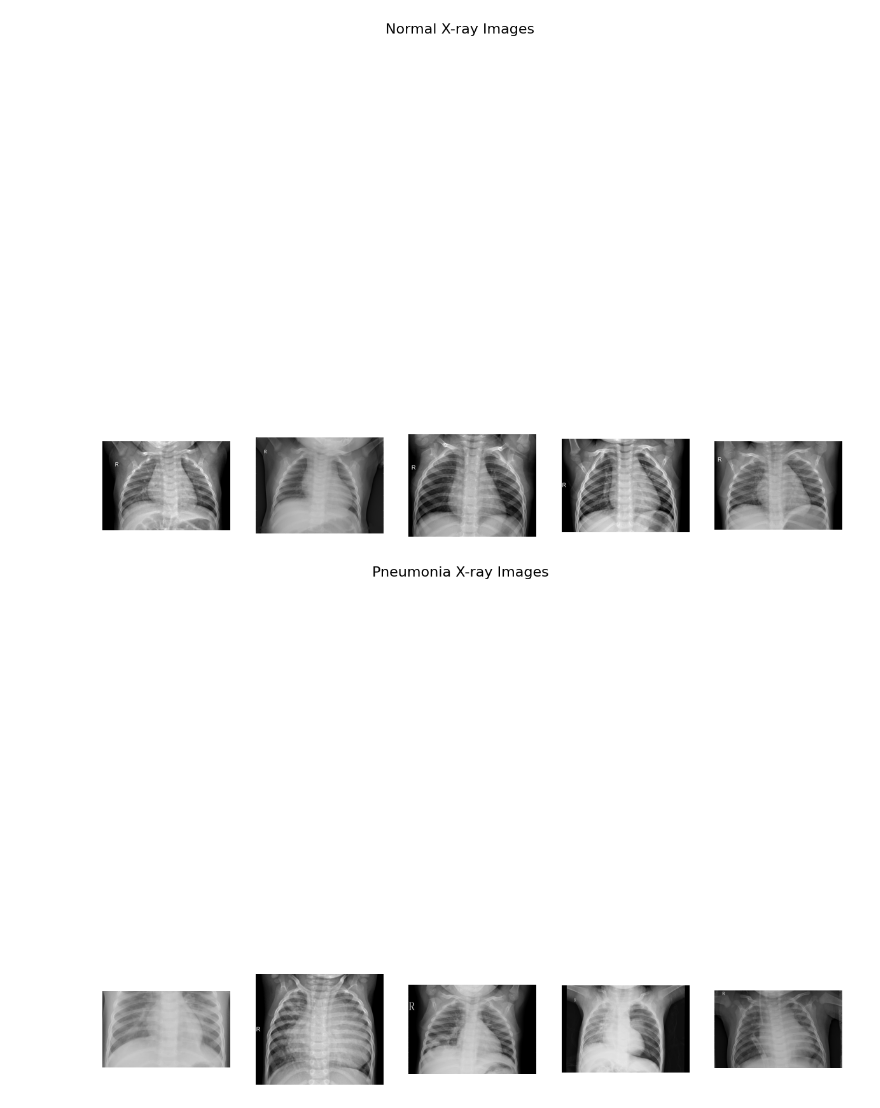
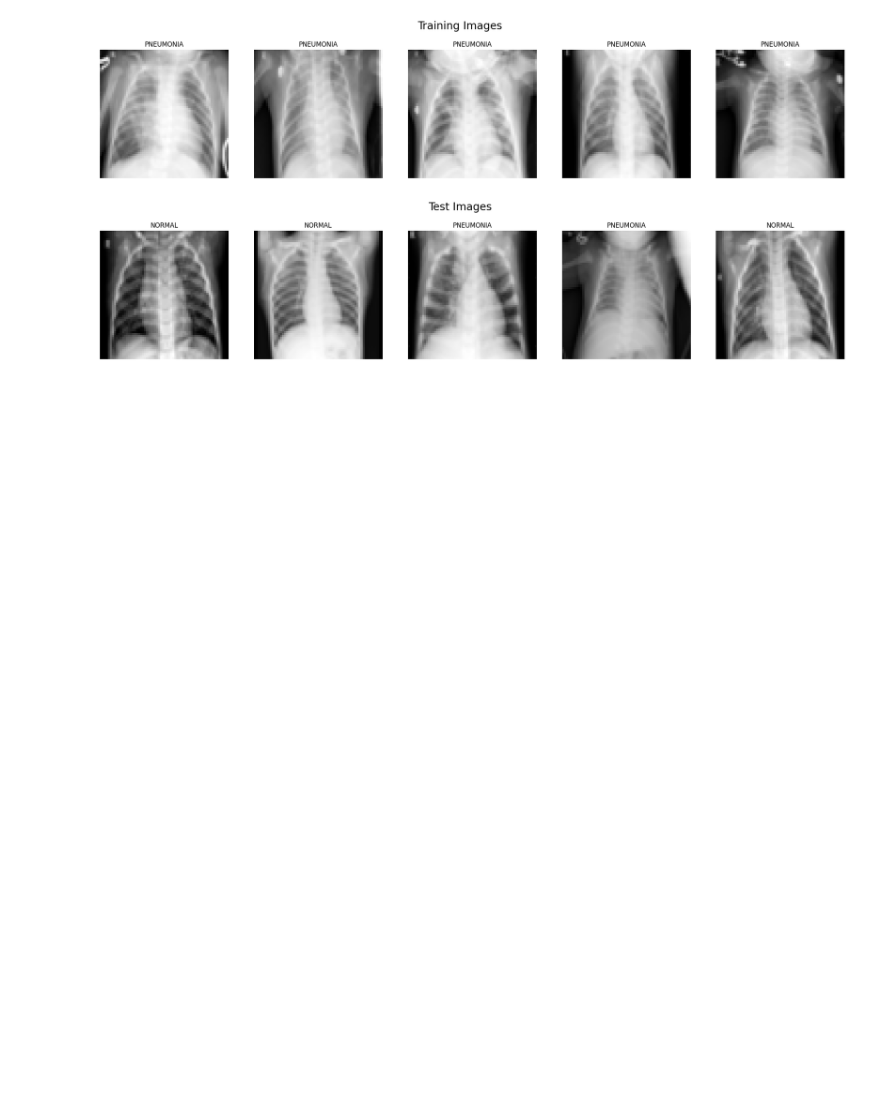
Before and after one commit to RafikMerzouk/pneumonia_detector, a Jupyter notebook: pneumonia_detection.ipynb, the cells around one changed output. Saved outputs shown, nothing was run; the diff lists cells and outputs as text; code cells hidden in the pictures; blank space fills up the shorter version.

```diff
--- a/pneumonia_detection.ipynb
+++ b/pneumonia_detection.ipynb
@@ -28,26 +28,25 @@ X_test, y_test = load_data(test_dir)
 # %%
 import matplotlib.pyplot as plt
 import random
 
 def display_images(images, labels, title, class_names, num_samples=5):
-    fig, axes = plt.subplots(1, num_samples, figsize=(15, 5))
-    fig.suptitle(title, fontsize=16)
-
+    figure, axes = plt.subplots(1, num_samples, figsize=(5*num_samples, 5))  # Increase the size of each subplot
+    plt.suptitle(title, size=20)
     for ax in axes:
         idx = random.randint(0, len(images) - 1)
-        img = images[idx].reshape(150, 150)
+        img = images[idx].reshape(64, 64)
         label = class_names[int(labels[idx])]
         ax.imshow(img, cmap="gray")
         ax.set_title(label)
         ax.axis("off")
 
 class_names = ['NORMAL', 'PNEUMONIA']
 display_images(X_train, y_train, "Training Images", class_names)
 display_images(X_test, y_test, "Test Images", class_names)
 plt.show()
 # %% [output]
-[figure, old version]
+[figure, new version]
-[figure, old version]
+[figure, new version]
 # %%
 from sklearn.linear_model import LogisticRegression
 from sklearn.metrics import f1_score
```
Also changed, not shown: parts of 10 cells of this notebook, 4 other files.
